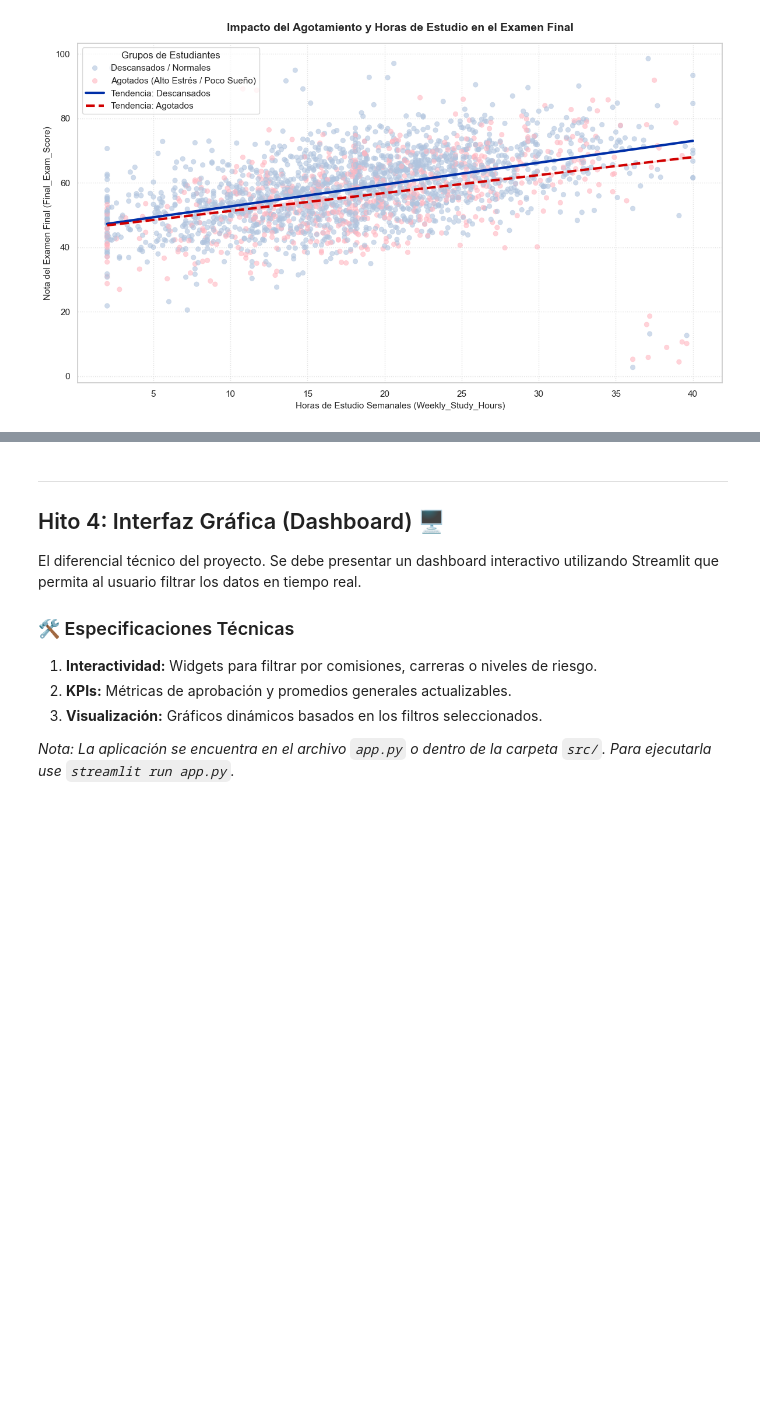
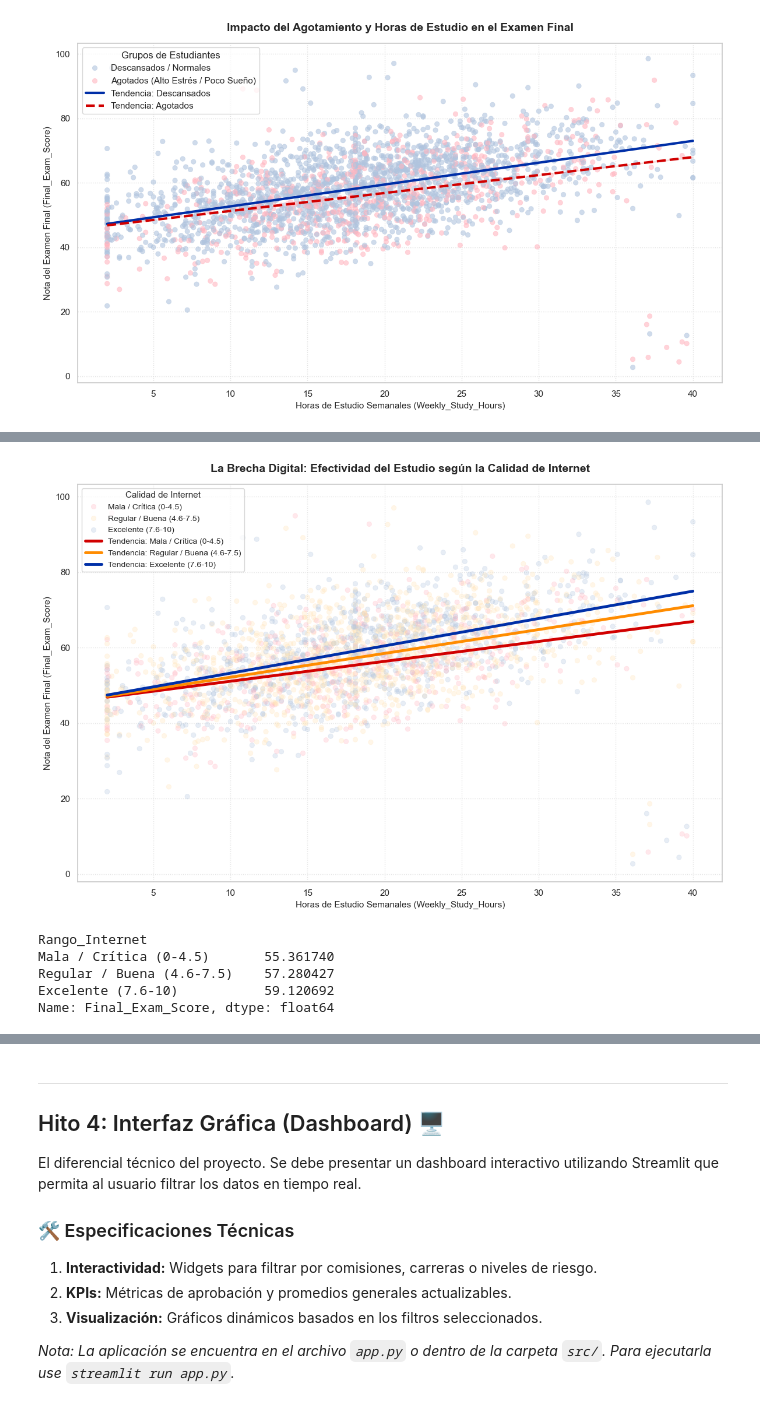
Before and after one commit to CristianK25/TPI-analisis-de-datos, a Jupyter notebook: notebooks/TPI_Analisis_Datos.ipynb, the cells around one changed output, grey strips where cells are left out. Saved outputs shown, nothing was run; the diff lists cells and outputs as text; code cells hidden in the pictures; blank space fills up the shorter version.

```diff
--- a/notebooks/TPI_Analisis_Datos.ipynb
+++ b/notebooks/TPI_Analisis_Datos.ipynb
@@ -240,0 +314,70 @@ El esfuerzo mitiga parte del impacto negativo del agotamiento, pero el bienestar
+# %%
+import os
+import matplotlib.pyplot as plt
+import pandas as pd
+import seaborn as sns
+
+df = pd.read_csv(os.path.join('..', 'data', 'dataset_CLEAN.csv'))
+
+cortes = [0, 4.5, 7.5, 10]
+nombres_rangos = ['Mala / Crítica (0-4.5)', 'Regular / Buena (4.6-7.5)', 'Excelente (7.6-10)']
+df['Rango_Internet'] = pd.cut(df['Internet_Quality'], bins=cortes, labels=nombres_rangos, include_lowest=True)
+
+df_muestra = df.sample(n=2500, random_state=42)
+
+plt.figure(figsize=(12, 8))
+
+colores_puntos = {
+    'Mala / Crítica (0-4.5)': '#FFB6C1',
+    'Regular / Buena (4.6-7.5)': '#FFE4B5',
+    'Excelente (7.6-10)': '#B0C4DE'
+}
+
+colores_lineas = {
+    'Mala / Crítica (0-4.5)': '#D10000',
+    'Regular / Buena (4.6-7.5)': '#FF8C00',
+    'Excelente (7.6-10)': '#002FA7'
+}
+
+
+
+sns.scatterplot(
+    data=df_muestra,
+    x='Weekly_Study_Hours',
+    y='Final_Exam_Score',
+    hue='Rango_Internet',
+    palette=colores_puntos,
+    alpha=0.3,
+    edgecolor=None
+)
+
+for rango in nombres_rangos:
+    sns.regplot(
+        data=df[df['Rango_Internet'] == rango],
+        x='Weekly_Study_Hours',
+        y='Final_Exam_Score',
+        scatter=False,
+        color=colores_lineas[rango],
+        label=f'Tendencia: {rango}',
+        line_kws={'linewidth': 3.5}
+    )
+
+
+plt.title('La Brecha Digital: Efectividad del Estudio según la Calidad de Internet', fontsize=14, fontweight='bold', pad=15)
+plt.xlabel('Horas de Estudio Semanales (Weekly_Study_Hours)', fontsize=11)
+plt.ylabel('Nota del Examen Final (Final_Exam_Score)', fontsize=11)
+plt.grid(True, linestyle=':', alpha=0.5)
+
+plt.legend(title='Calidad de Internet', loc='upper left', fontsize=10, title_fontsize=11)
+
+plt.tight_layout()
+plt.show()
+# Esto nos agrupa por rango de internet y nos calcula el promedio de la nota final
+print(df.groupby('Rango_Internet')['Final_Exam_Score'].mean())
+# %% [output]
+[figure, added]
+Rango_Internet
+Mala / Crítica (0-4.5)       55.361740
+Regular / Buena (4.6-7.5)    57.280427
+Excelente (7.6-10)           59.120692
+Name: Final_Exam_Score, dtype: float64
```
Also changed, not shown: parts of 5 cells of this notebook.
